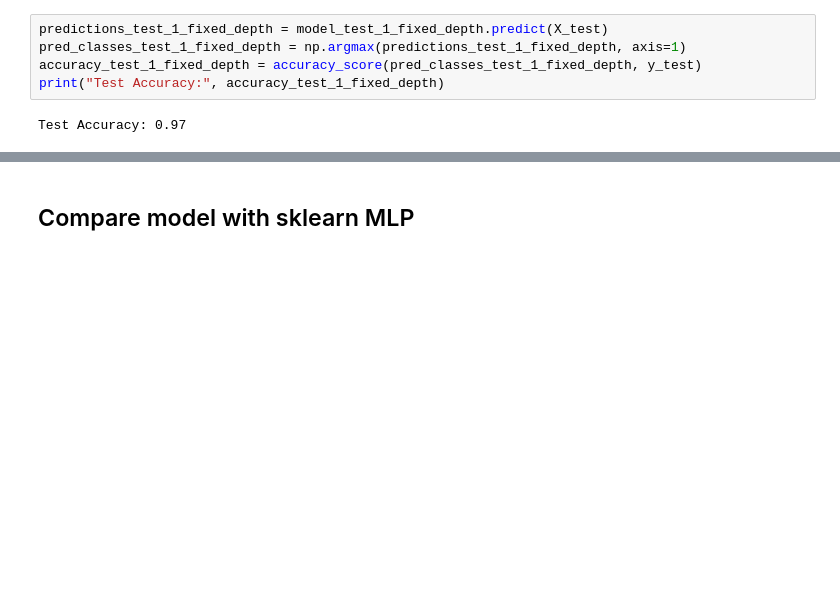
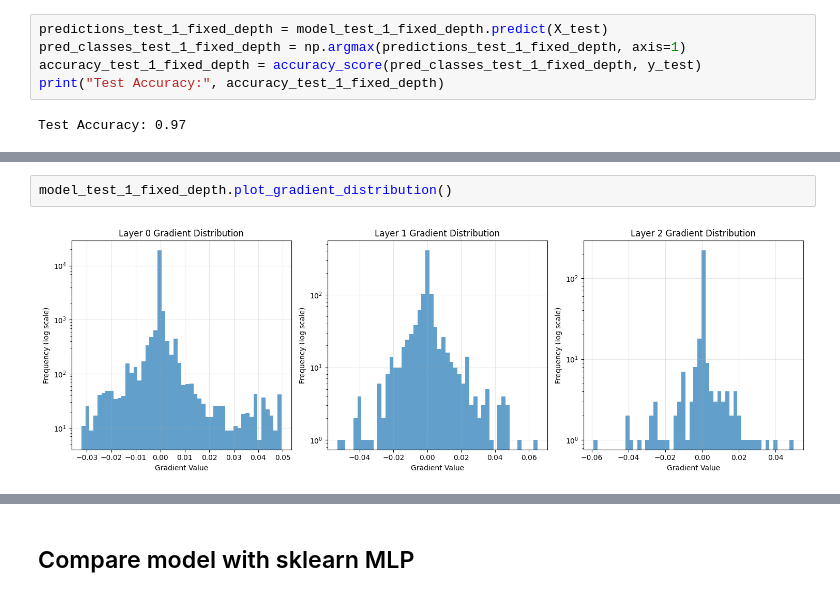
Before and after one commit to riyorax/Tugas-Besar-1-IF3270, a Jupyter notebook: src/main.ipynb, the cells around one changed output, grey strips where cells are left out. Saved outputs shown, nothing was run; the diff lists cells and outputs as text; blank space fills up the shorter version.

```diff
--- a/src/main.ipynb
+++ b/src/main.ipynb
@@ -155,0 +164,4 @@ Test Accuracy: 0.97
+# %%
+model_test_1_fixed_depth.plot_gradient_distribution()
+# %% [output]
+[figure, added]
```
Also changed, not shown: parts of 9 cells of this notebook.
